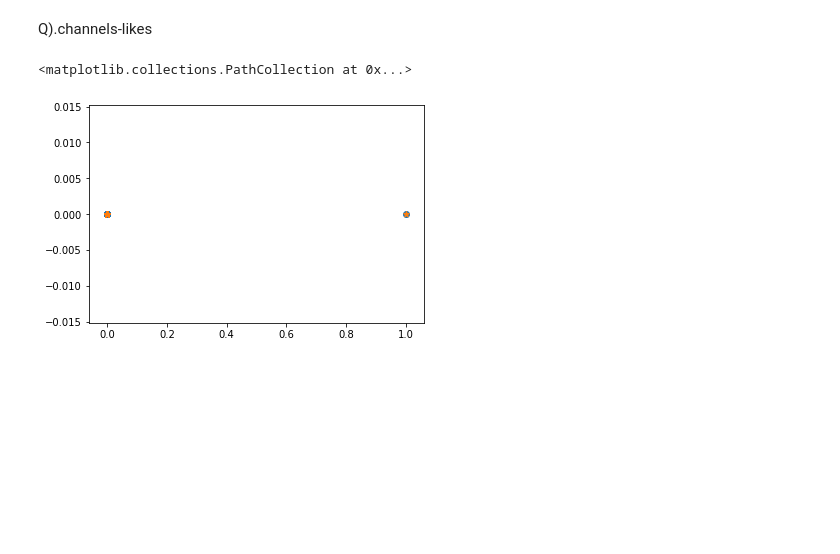
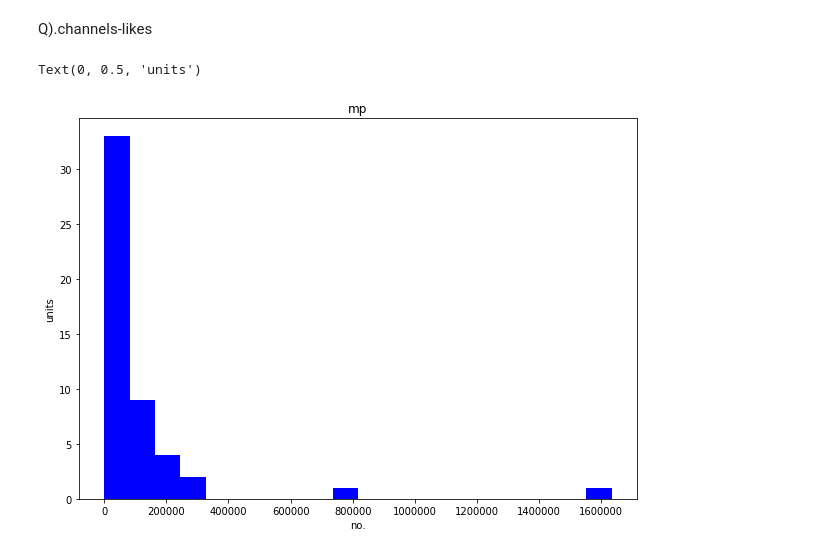
Before and after one commit to 19PA1A0532/python-basics, a Jupyter notebook: Untitled7.ipynb, the cells around one changed output. Cells and saved outputs as stored; diff of their text form; code cells hidden in the pictures; blank space fills up the shorter version.

```diff
--- a/Untitled7.ipynb
+++ b/Untitled7.ipynb
@@ -299,8 +297,10 @@ ppp.figure(figsize=(10,7))
-# %%
-x=data1['likes'].between(0,50,inclusive=True)
-y=data1['views'].between(0,50,inclusive=True)
-plt.scatter(x,y)
-plt.scatter(x,y,marker="*")
-# %% [output]
-<matplotlib.collections.PathCollection at 0x...>
-[figure, removed]
+# %%
+plt.figure(figsize=(10,7))
+x=data1['likes']
+plt.hist(x,bins=20,color="blue")
+plt.title("mp")
+plt.xlabel("no.")
+plt.ylabel("units")
+# %% [output]
+Text(0, 0.5, 'units')
+[figure, added]
```
Also changed, not shown: parts of 4 cells of this notebook.
